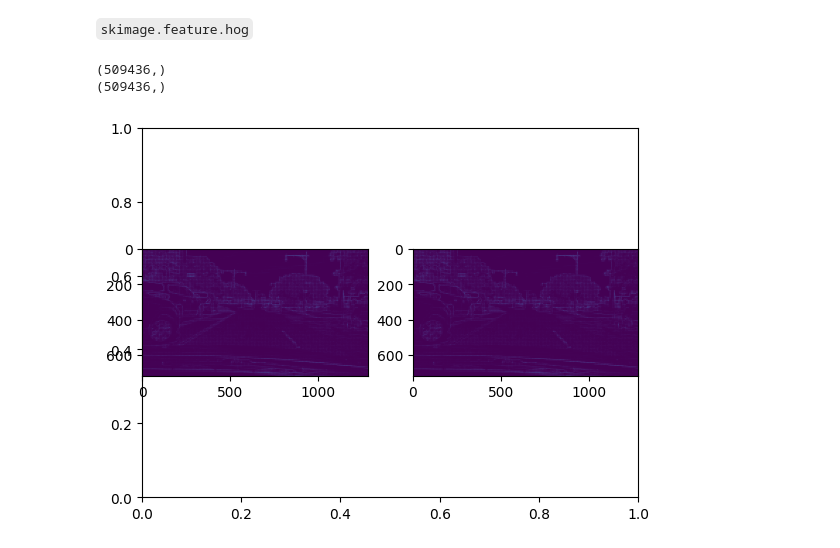
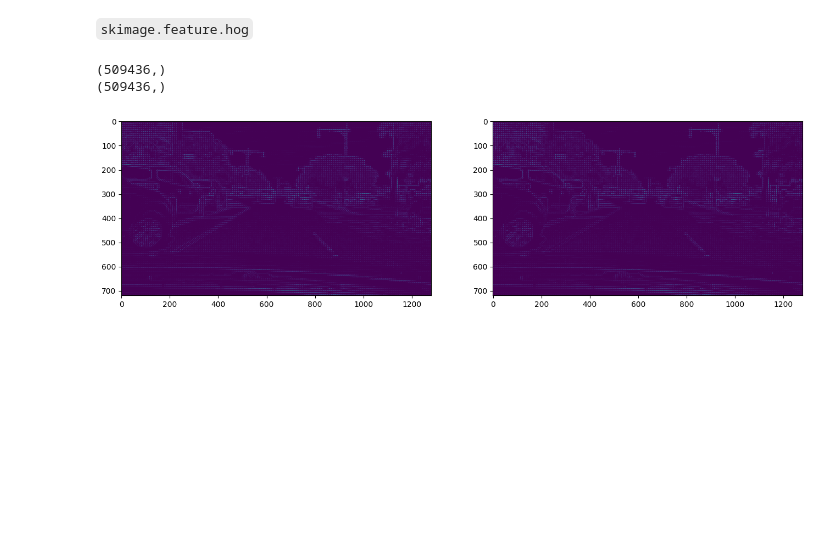
Before and after one commit to gralexrob1/vehicle-detection-in-dashcam-videos, a Jupyter notebook: notebooks/03_HOG.ipynb, the cells around one changed output. Cells and saved outputs as stored; diff of their text form; code cells hidden in the pictures; blank space fills up the shorter version.

```diff
--- a/notebooks/03_HOG.ipynb
+++ b/notebooks/03_HOG.ipynb
@@ -88,32 +88,32 @@ hog_features, hog_image =  feature.hog(
     frame,
     orientations = 9,
     pixels_per_cell = (8, 8),
     cells_per_block = (2, 2),
     channel_axis = 2,
     visualize=True
 )
 
 gray_hog_features, gray_hog_image =  feature.hog(
     gray_frame,
     orientations = 9,
     pixels_per_cell = (8, 8),
     cells_per_block = (2, 2),
     visualize=True
 )
 
 print(hog_features.shape)
 print(gray_hog_features.shape)
 
-plt.subplots()
+plt.figure(figsize=(16,9))
 
 plt.subplot(1, 2, 1)
 plt.imshow(hog_image)
 
 plt.subplot(1, 2, 2)
 plt.imshow(gray_hog_image)
 
 plt.show()
 # %% [output]
 (509436,)
 (509436,)
-[figure, old version]
+[figure, new version]
```
Also changed, not shown: parts of 1 cell of this notebook, 4 other files.
